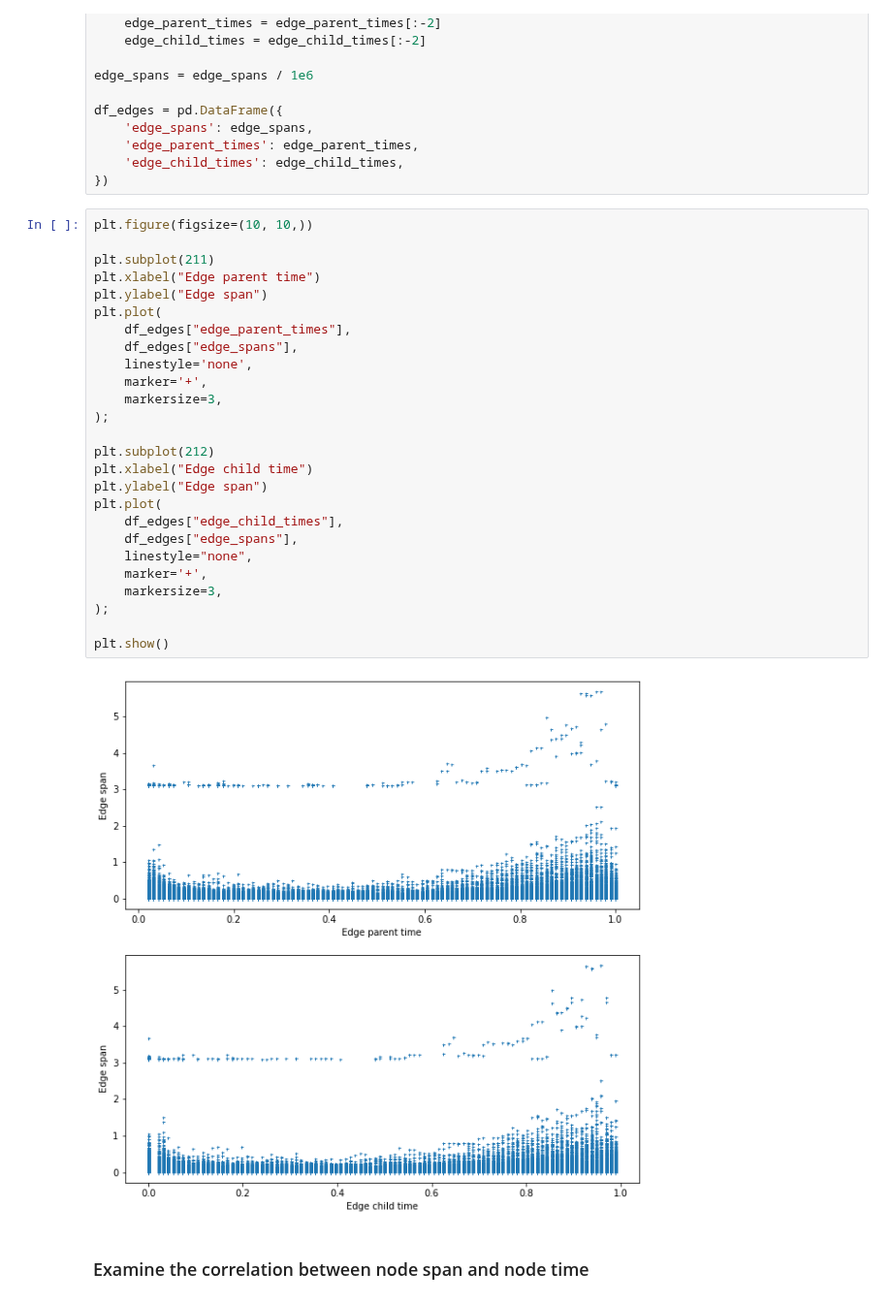
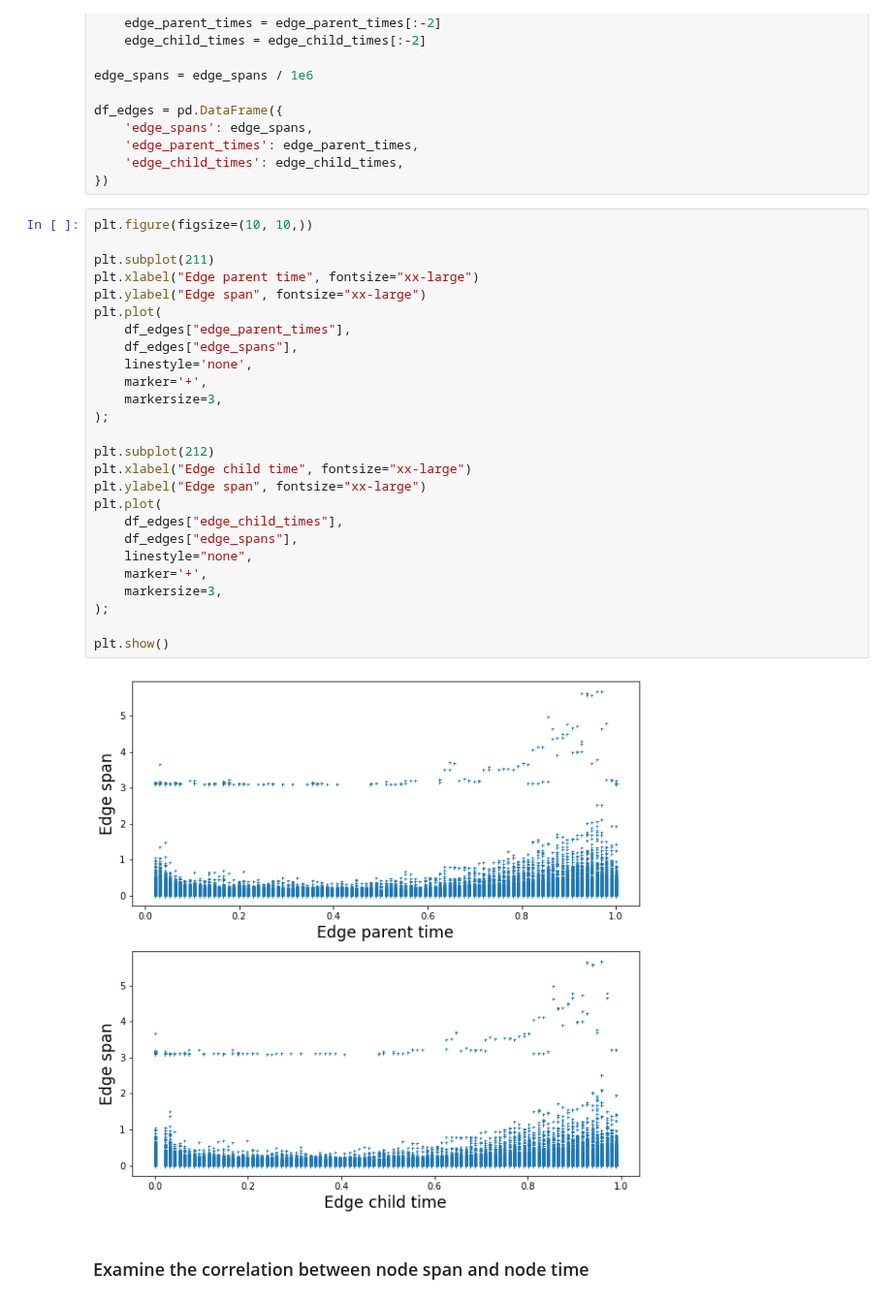
Before and after one commit to szhan/tsimpute, a Jupyter notebook: notebooks/inspect_ts.ipynb, the cells around one changed output. Shown at 97% size. Saved outputs shown, nothing was run; the diff lists cells and outputs as text.

```diff
--- a/notebooks/inspect_ts.ipynb
+++ b/notebooks/inspect_ts.ipynb
@@ -46,31 +47,31 @@ df_edges = pd.DataFrame({
 # %%
 plt.figure(figsize=(10, 10,))
 
 plt.subplot(211)
-plt.xlabel("Edge parent time")
-plt.ylabel("Edge span")
+plt.xlabel("Edge parent time", fontsize="xx-large")
+plt.ylabel("Edge span", fontsize="xx-large")
 plt.plot(
     df_edges["edge_parent_times"],
     df_edges["edge_spans"],
     linestyle='none',
     marker='+',
     markersize=3,
 );
 
 plt.subplot(212)
-plt.xlabel("Edge child time")
-plt.ylabel("Edge span")
+plt.xlabel("Edge child time", fontsize="xx-large")
+plt.ylabel("Edge span", fontsize="xx-large")
 plt.plot(
     df_edges["edge_child_times"],
     df_edges["edge_spans"],
     linestyle="none",
     marker='+',
     markersize=3,
 );
 
 plt.show()
 # %% [output]
-[figure, old version]
+[figure, new version]
 # %% [markdown]
 ### Examine the correlation between node span and node time
 # %%
```
Also changed, not shown: parts of 9 cells of this notebook.
